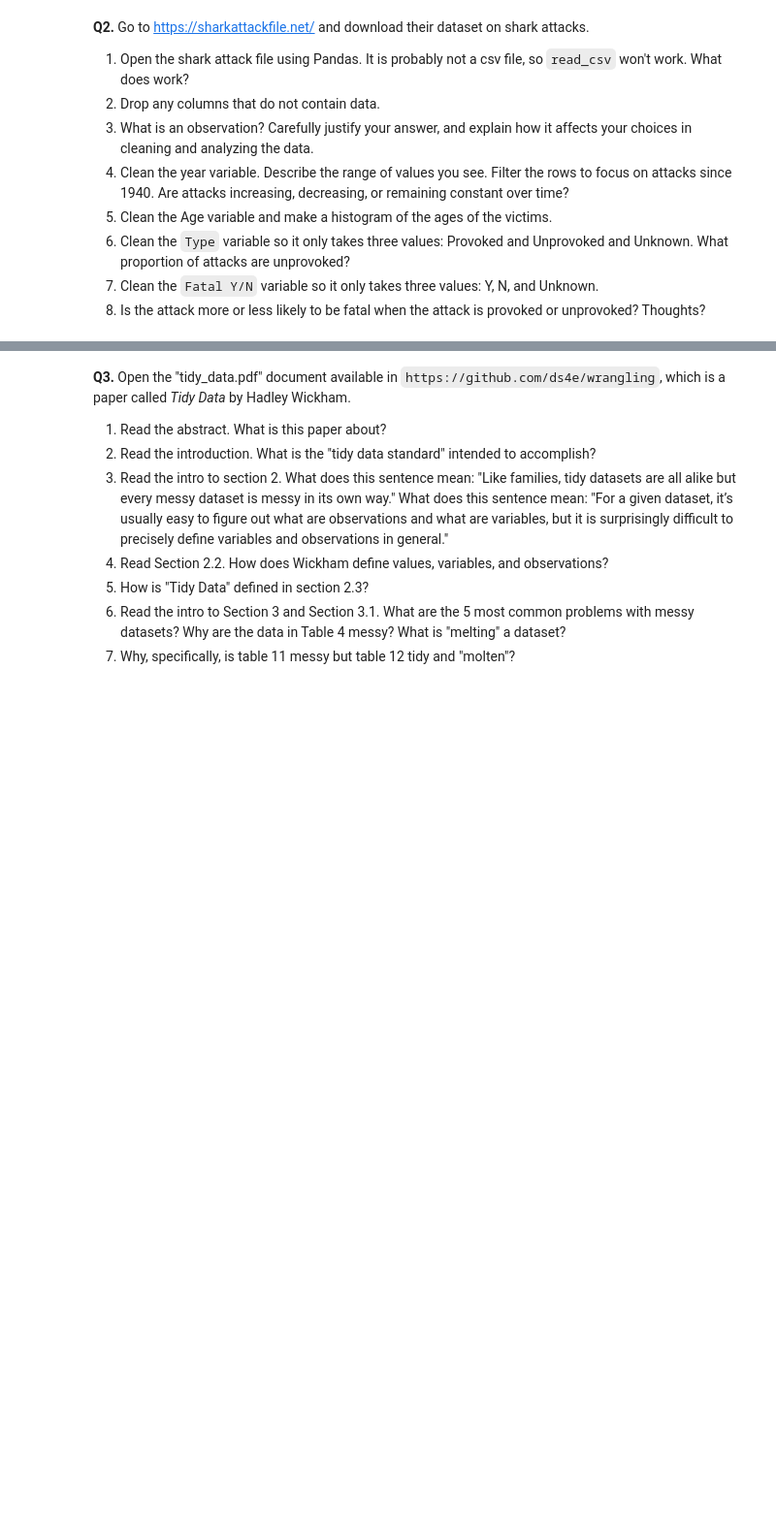
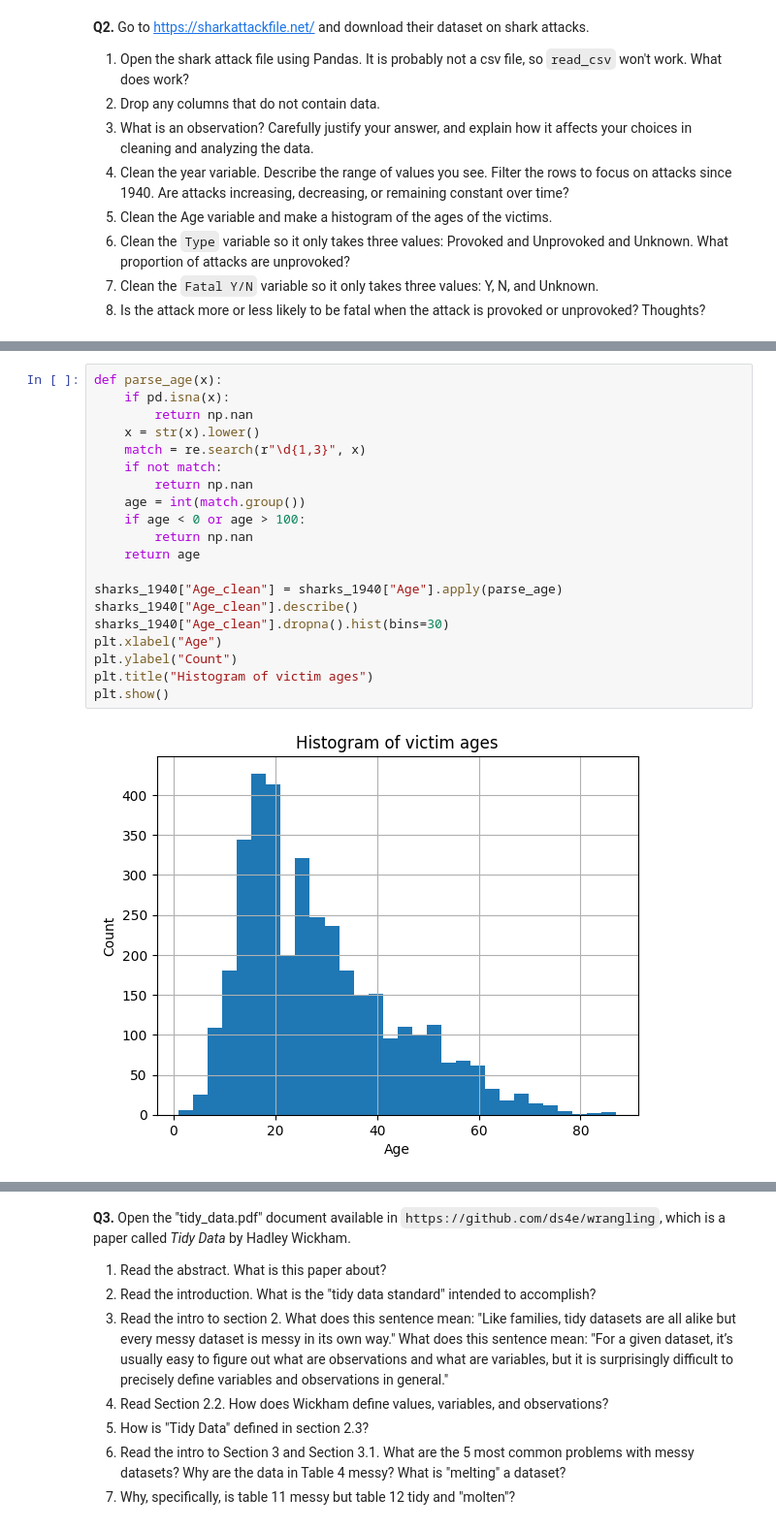
Before and after one commit to Junhyeongh/undergrad_ml_assignments, a Jupyter notebook: 01_assignment_wrangling_and_eda.ipynb, the cells around one changed output, grey strips where cells are left out. Shown at 97% size. Cells and saved outputs as stored; diff of their text form; blank space fills up the shorter version.

```diff
--- a/01_assignment_wrangling_and_eda.ipynb
+++ b/01_assignment_wrangling_and_eda.ipynb
@@ -24,0 +178,22 @@ ModuleNotFoundError: No module named 'pandas'
+# %%
+def parse_age(x):
+    if pd.isna(x):
+        return np.nan
+    x = str(x).lower()
+    match = re.search(r"\d{1,3}", x)
+    if not match:
+        return np.nan
+    age = int(match.group())
+    if age < 0 or age > 100:
+        return np.nan
+    return age
+
+sharks_1940["Age_clean"] = sharks_1940["Age"].apply(parse_age)
+sharks_1940["Age_clean"].describe()
+sharks_1940["Age_clean"].dropna().hist(bins=30)
+plt.xlabel("Age")
+plt.ylabel("Count")
+plt.title("Histogram of victim ages")
+plt.show()
+# %% [output]
+[figure, added]
```
Also changed, not shown: parts of 38 cells of this notebook.
